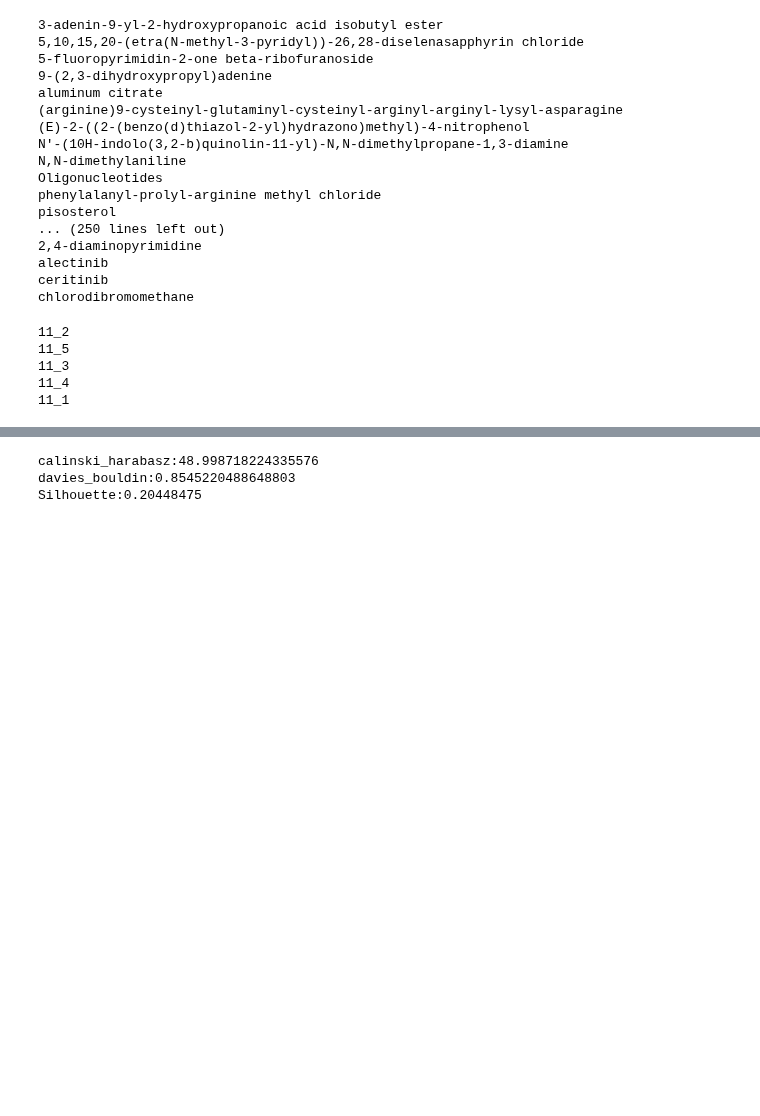
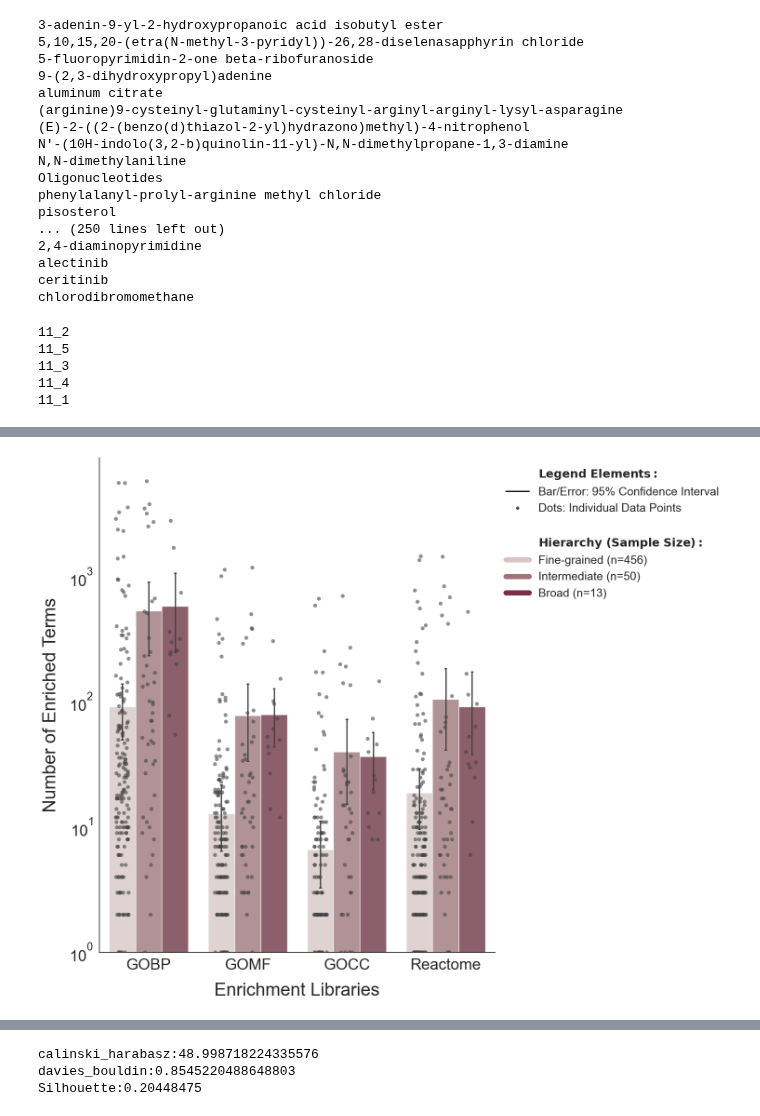
Before and after one commit to menchelab/Exposome, a Jupyter notebook: Exp_fin_4_Louvain_Clustering.ipynb, the cells around one changed output, grey strips where cells are left out. Cells and saved outputs as stored; diff of their text form; code cells hidden in the pictures; blank space fills up the shorter version.

```diff
--- a/Exp_fin_4_Louvain_Clustering.ipynb
+++ b/Exp_fin_4_Louvain_Clustering.ipynb
@@ -1373,0 +1497,82 @@ plt.show()
+# %%
+import seaborn as sns
+import matplotlib.pyplot as plt
+import numpy as np
+import pandas as pd
+
+# 1. Prepare Data
+go_com_df = pd.DataFrame({
+    "Status": status_list,
+    "Enriched Terms": num_terms_list,
+    "Hierarchy": level_list
+})
+
+# 2. Pre-calculate N-counts for the Legend
+n_counts = go_com_df.groupby(['Hierarchy', 'Status']).size().unstack()
+# Create new labels for the Legend that include N (e.g., "Fine-grained (n=12-45)")
+# Note: Since N might vary across Status for the same Hierarchy, we show the range
+new_labels = []
+for h in ["Fine-grained", "Intermediate", "Broad"]:
+    counts = go_com_df[go_com_df['Hierarchy'] == h].groupby('Status').size()
+    n_min, n_max = counts.min(), counts.max()
+    n_str = f"n={n_min}" if n_min == n_max else f"n={n_min}-{n_max}"
+    new_labels.append(f"{h} ({n_str})")
+
+# 3. Setup Plot
+fig, ax = plt.subplots(figsize=(15, 12))
+sns.set_style("white")
+
+palette_colors = ['#D8C4C5','#A47179','#7A2D45']
+
+# ---- BARPLOT ----
+# We use alpha=0.7 to make the bars slightly transparent so dots stand out
+sns.barplot(
+    data=go_com_df, x='Status', y='Enriched Terms', hue='Hierarchy',
+    estimator=np.mean, errorbar=('ci', 95), palette=palette_colors,
+    capsize=0.05, err_kws={'linewidth': 2}, alpha=0.8, ax=ax
+)
+
+# ---- OVERLAY DATA POINTS ----
+# Using stripplot instead of swarmplot for better alignment on log scales
+sns.stripplot(
+    data=go_com_df, x='Status', y='Enriched Terms', hue='Hierarchy',
+    dodge=True, palette=['#444444']*3, # Dark grey for contrast
+    size=6, jitter=0.2, alpha=0.6, ax=ax, legend=False
+)
+
+# 4. Refine Log Scale
+ax.set_yscale("log")
+ax.set_ylim(bottom=1) # Log bars must start at 1 (10^0)
+
+# 5. Legend & Journal Compliance Text
+# Define the bars and error bars for the legend
+from matplotlib.lines import Line2D
+legend_elements = [
+    Line2D([0], [0], color='none', label=r'$\mathbf{Legend\ Elements:}$'),
+    Line2D([0], [0], color='black', lw=2, label="Bar/Error: 95% Confidence Interval"),
+    Line2D([0], [0], marker='o', color='w', markerfacecolor='#444444', label='Dots: Individual Data Points'),
+    Line2D([0], [0], color='none', label=''), # Spacer
+    Line2D([0], [0], color='none', label=r'$\mathbf{Hierarchy\ (Sample\ Size):}$')
+]
+
+# Add the Hierarchy colors and N-counts
+for color, label in zip(palette_colors, new_labels):
+    legend_elements.append(Line2D([0], [0], color=color, lw=8, label=label))
+
+ax.legend(handles=legend_elements, loc='upper left', bbox_to_anchor=(1, 1),
+          fontsize=18, frameon=False)
+
+# 6. Final Styling
+ax.spines['top'].set_visible(False)
+ax.spines['right'].set_visible(False)
+plt.xticks(fontsize=24)
+plt.yticks(fontsize=24)
+plt.xlabel('Enrichment Libraries', fontsize=28, labelpad=15)
+plt.ylabel('Number of Enriched Terms', fontsize=28, labelpad=15)
+
+plt.tight_layout()
+plt.savefig('output/Figures/Fig2D_v04.svg', format='svg', dpi=300, bbox_inches="tight")
+plt.savefig('output/Figures/Fig2D_v04.pdf', format='pdf', dpi=300, bbox_inches="tight")
+plt.show()
+# %% [output]
+[figure, added]
```
Also changed, not shown: parts of 38 cells of this notebook, 2 other files.
